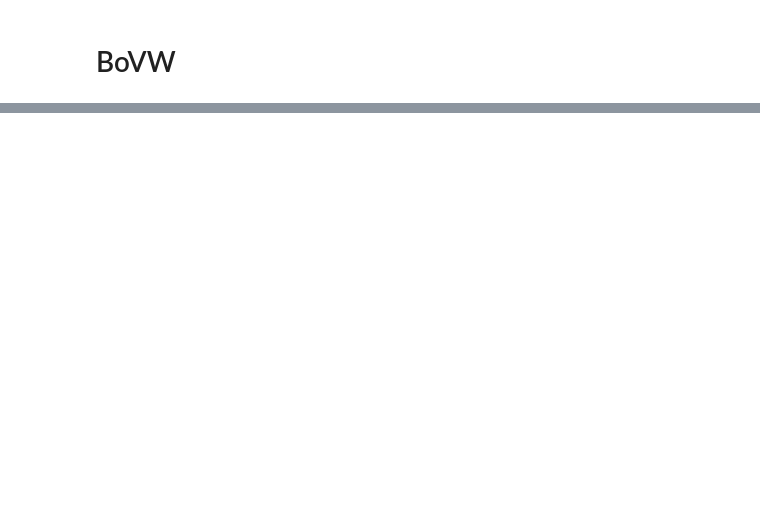
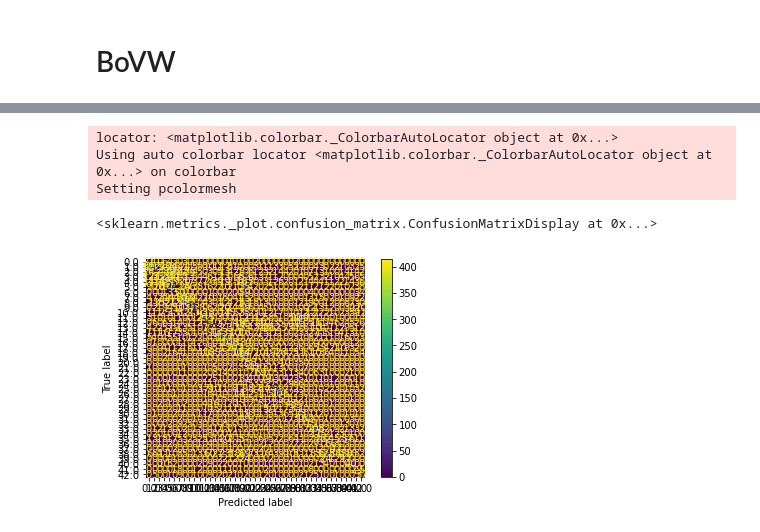
Before and after one commit to Genvekt/F2020_CV_Project, a Jupyter notebook: BoVW feature extractor.ipynb, the cells around one changed output, grey strips where cells are left out. Cells and saved outputs as stored; diff of their text form; code cells hidden in the pictures; blank space fills up the shorter version.

```diff
--- a/BoVW feature extractor.ipynb
+++ b/BoVW feature extractor.ipynb
@@ -424,0 +309,2 @@ bovw3.plot_nearest_neighbours(ids[0], dists[0])
+# %%
+svm = SVC(kernel='linear', C=1, decision_function_shape='ovo', verbose=True).fit(train_features, train_y)
@@ -424,0 +315,2 @@ bovw3.plot_nearest_neighbours(ids[0], dists[0])
+# %%
+test_features = bovw.get_features(test_X)
@@ -424,0 +322,4 @@ bovw3.plot_nearest_neighbours(ids[0], dists[0])
+# %%
+test_features = np.float32(test_features).reshape(len(test_features),-1)
+# %%
+test_y = np.float32(test_y)
@@ -424,0 +350,8 @@ bovw3.plot_nearest_neighbours(ids[0], dists[0])
+# %%
+plot_confusion_matrix(svm, test_features, test_y)
+# %% [output]
+locator: <matplotlib.colorbar._ColorbarAutoLocator object at 0x...>
+Using auto colorbar locator <matplotlib.colorbar._ColorbarAutoLocator object at 0x...> on colorbar
+Setting pcolormesh
+<sklearn.metrics._plot.confusion_matrix.ConfusionMatrixDisplay at 0x...>
+[figure, added]
```
Also changed, not shown: parts of 61 cells of this notebook, 4 other files.
